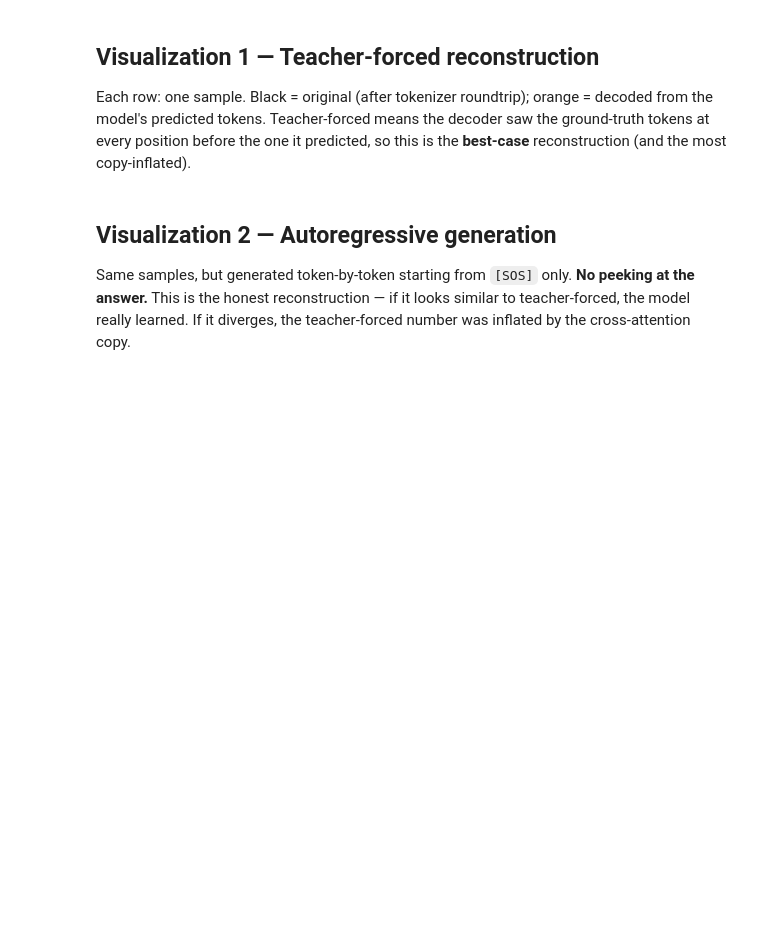
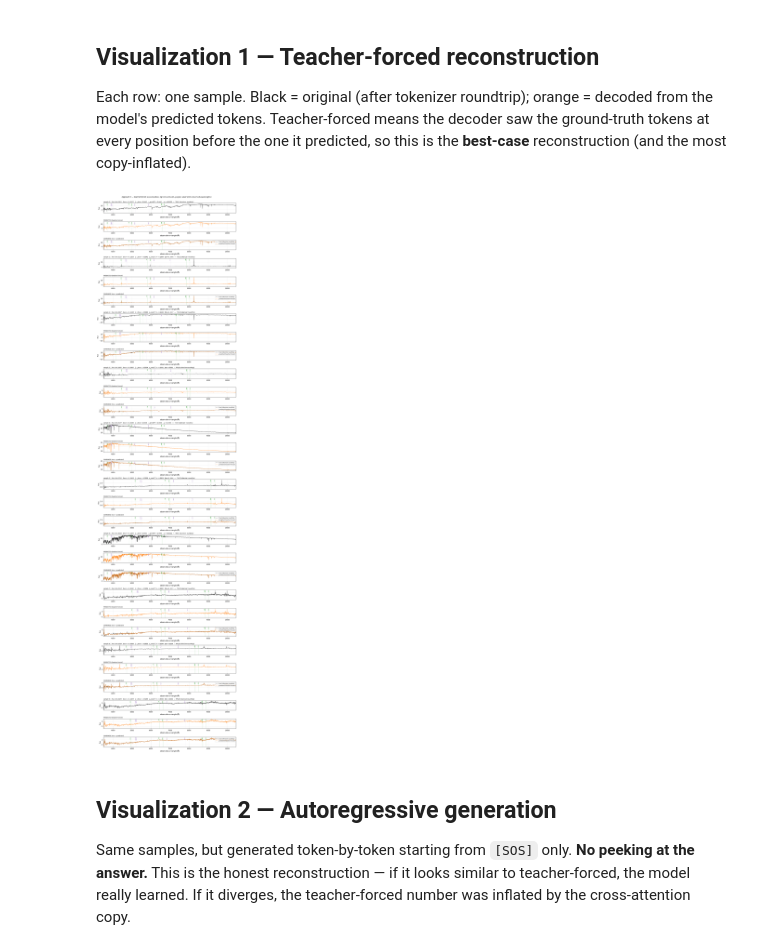
Before and after one commit to cosmologyfoundation/redshifty, a Jupyter notebook: notebooks/07_visualize_predictions.ipynb, the cells around one changed output. Drawn from its saved outputs; the diff is of its cells as text; code cells hidden in the pictures; blank space fills up the shorter version.

```diff
--- a/notebooks/07_visualize_predictions.ipynb
+++ b/notebooks/07_visualize_predictions.ipynb
@@ -98,7 +105,7 @@ Discover what's available before downloading. Lists every run in the project (mo
 
 Set `WANDB_ENTITY` to your wandb username; project is `redshifty` by default.
 # %%
-WANDB_ENTITY = None    # e.g. 'jonathansamuel'; if None, uses your default entity
+WANDB_ENTITY = 'jjayaseelan-university-of-san-francisco'    # e.g. 'jonathansamuel'; if None, uses your default entity
 WANDB_PROJECT = 'redshifty'
 MAX_RUNS = 20
 
@@ -173,6 +207,8 @@ else:
 
 Reads model dims from `config.json` next to the checkpoint. Extracts the embedded `z_tokenizer` state and `approach` if present (Phase 10+ checkpoints).
 # %%
+assert TRANSFORMER_CKPT.is_file(), f'Missing transformer ckpt: {TRANSFORMER_CKPT}'
+
 cfg_path = TRANSFORMER_CKPT.parent / 'config.json'
 if cfg_path.is_file():
     cfg = json.loads(cfg_path.read_text())
@@ -202,6 +238,11 @@ n_params = sum(p.numel() for p in model.parameters())
 print(f'Transformer loaded: {n_params:,} params (~{n_params/1e6:.1f}M)')
 
 # Auto-detect approach from checkpoint if not explicitly set.
+# Guard against the config cell not having run yet (NameError on APPROACH).
+try:
+    _approach_set = APPROACH
+except NameError:
+    APPROACH = None
 if APPROACH is None:
     APPROACH = (ckpt.get('approach') if isinstance(ckpt, dict) else None) or cfg.get('approach') or 'a'
     print(f'  approach (auto-detected) = {APPROACH!r}')
@@ -245,7 +295,10 @@ if ckpt_z_state is not None:
         n_levels=int(ckpt_z_state['n_levels']),
         gaussian_range=float(ckpt_z_state.get('gaussian_range', 3.0)),
     )
-    z_tok._sorted_z = ckpt_z_state['sorted_z'].clone()
+    # ckpt was loaded with map_location=device (e.g. mps), but encode()
+    # is called with python floats -> CPU input. Keep boundaries on CPU
+    # so torch.searchsorted doesn't fail on device mismatch.
+    z_tok._sorted_z = ckpt_z_state['sorted_z'].detach().cpu().clone()
     z_tok._min_z = z_tok._sorted_z[0].item()
     z_tok._max_z = z_tok._sorted_z[-1].item()
     print(f'[z_tok] loaded from checkpoint  n={len(z_tok._sorted_z)}  '
@@ -310,4 +380,7 @@ rng = torch.Generator().manual_seed(SEED)
 idx = torch.randperm(len(spectra), generator=rng)[:N_SAMPLES].tolist()
 sample_specs = [spectra[i] for i in idx]
 for i, s in enumerate(sample_specs):
-    print(f'  sample {i}: z={float(s["z"]):+.4f}  L={len(s["flux"])} pixels')
+    ra = s.get('ra', float('nan'))
+    dec = s.get('dec', float('nan'))
+    print(f'  sample {i}: z={float(s["z"]):+.4f}  RA={ra:.4f}°  Dec={dec:+.4f}°  '
+          f'L={len(s["flux"])} pixels')
@@ -397,3 +496,77 @@ plt.show()
+# %%
+batch = specs_to_batch(sample_specs)
+enc, dec, tgt, pred, denorm = predict_teacher_forced(batch, APPROACH)
+
+pred_spec_tokens = pred[:, 1:1 + N_TOKENS]
+true_spec_tokens = tgt[:, 1:1 + N_TOKENS]
+
+pred_flux = decode_to_flux(pred_spec_tokens, denorm).cpu().numpy()
+true_flux = decode_to_flux(true_spec_tokens, denorm).cpu().numpy()
+# ConvTranspose1d rounding can emit a few pixels past the documented 8704.
+# Trim everything to the LATENT_WAVE length so x and y align.
+n_pix = min(len(LATENT_WAVE), pred_flux.shape[1])
+pred_flux = pred_flux[:, :n_pix]
+true_flux = true_flux[:, :n_pix]
+wave = LATENT_WAVE[:n_pix]
+
+# Teacher-forced predicted redshift (decoder position 0).
+tf_z_idx_per_row = (pred[:, 0].cpu() - REDSHIFT_TOKEN_OFFSET).clamp(0, z_tok.n_levels - 1)
+tf_z_pred_per_row = [z_tok.decode(int(i)) for i in tf_z_idx_per_row]
+
+# Layout: for each sample, three stacked subplots — true, predicted, combined.
+fig, axes = plt.subplots(3 * N_SAMPLES, 1, figsize=(13, 1.7 * 3 * N_SAMPLES), sharex=True)
+for i in range(N_SAMPLES):
+    z_true = float(sample_specs[i]['z'])
+    z_pred = float(tf_z_pred_per_row[i])
+    ra = float(sample_specs[i].get('ra', float('nan')))
+    dec = float(sample_specs[i].get('dec', float('nan')))
+    header = (f'sample {i}  |  RA={ra:.4f}°  Dec={dec:+.4f}°  |  '
+              f'z_true={z_true:+.4f}   z_pred(TF)={z_pred:+.4f}   '
+              f'Δz={z_pred - z_true:+.4f}')
+
+    # True spectrum alone
+    ax_true = axes[3 * i]
+    ax_true.plot(wave, true_flux[i], color='black', lw=0.7)
+    ax_true.set_title(f'{header}  —  TRUE (tokenizer roundtrip)',
+                      fontsize=9, loc='left')
+    ax_true.set_ylabel('flux')
+    ax_true.set_xlabel('observed wavelength (Å)')
+    ax_true.tick_params(labelbottom=True)
+    ax_true.grid(alpha=0.3)
+    overlay_lines(ax_true, z_true)
+
+    # Predicted spectrum alone
+    ax_pred = axes[3 * i + 1]
+    ax_pred.plot(wave, pred_flux[i], color='C1', lw=0.7)
+    ax_pred.set_title('PREDICTED (teacher-forced)', fontsize=9, loc='left')
+    ax_pred.set_ylabel('flux')
+    ax_pred.set_xlabel('observed wavelength (Å)')
+    ax_pred.tick_params(labelbottom=True)
+    ax_pred.grid(alpha=0.3)
+    overlay_lines(ax_pred, z_true)
+
+    # Combined overlay — true and predicted on the same axis
+    ax_both = axes[3 * i + 2]
+    ax_both.plot(wave, true_flux[i], color='black', lw=0.7,
+                 label='true (tokenizer roundtrip)')
+    ax_both.plot(wave, pred_flux[i], color='C1', lw=0.7, alpha=0.85,
+                 label='predicted (teacher-forced)')
+    ax_both.set_title('COMBINED (true + predicted)', fontsize=9, loc='left')
+    ax_both.set_ylabel('flux')
+    ax_both.set_xlabel('observed wavelength (Å)')
+    ax_both.tick_params(labelbottom=True)
+    ax_both.grid(alpha=0.3)
+    ax_both.legend(loc='upper right', fontsize=8)
+    overlay_lines(ax_both, z_true)
+
+axes[-1].set_xlim(wave[0], wave[-1])
+fig.suptitle(f'Approach {APPROACH.upper()} — teacher-forced reconstructions '
+             f'(green=emission, purple=absorption; observed wavelengths)',
+             y=1.0, fontsize=11)
+fig.tight_layout()
+plt.show()
+# %% [output]
+[figure, added]
 # %% [markdown]
 ## Visualization 2 — Autoregressive generation
 
```
Also changed, not shown: parts of 17 cells of this notebook, 7 other files.
